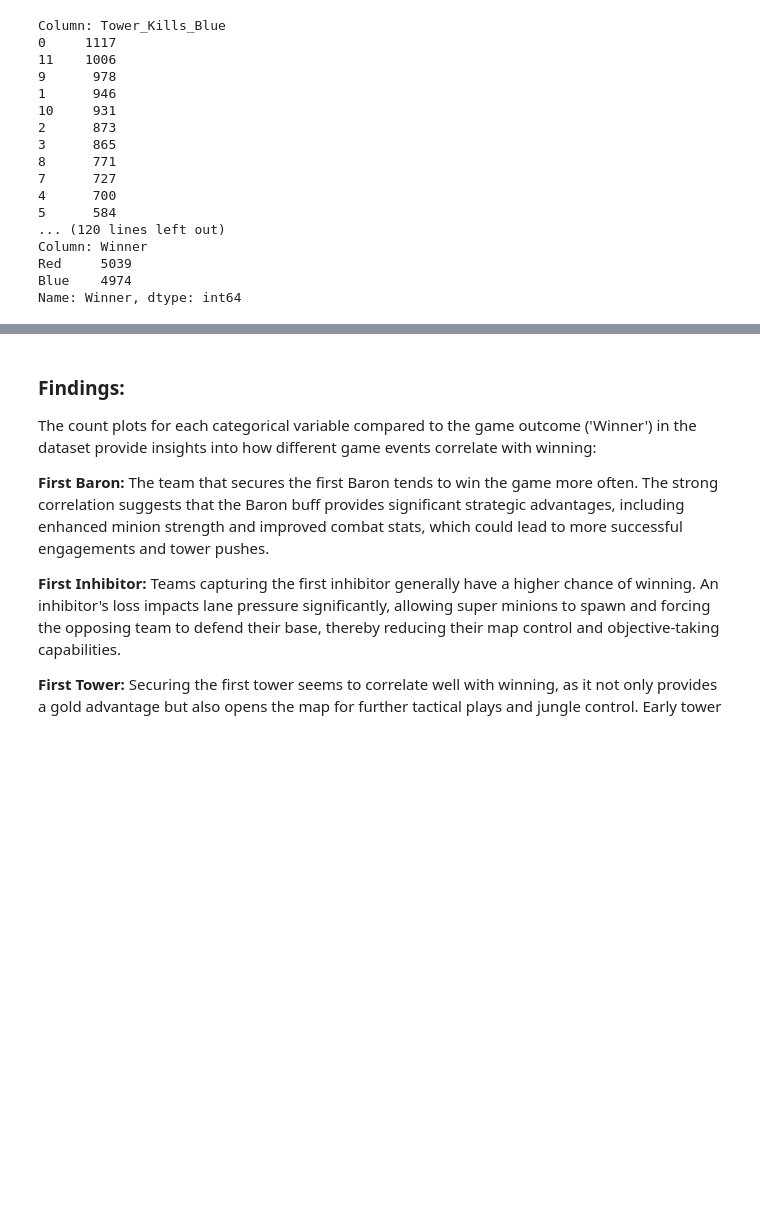
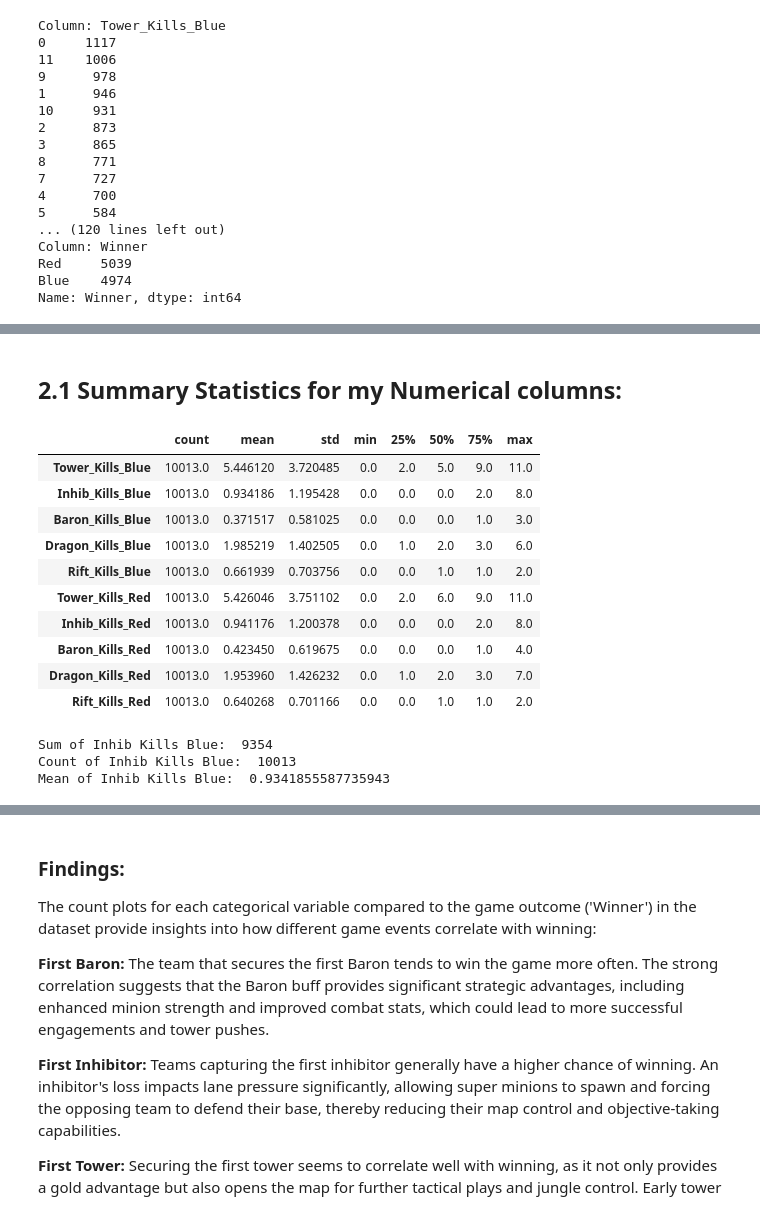
Before and after one commit to Lotus-baumgarner/Forever_Red_Vs_Blue, a Jupyter notebook: LeagueOfLegends.ipynb, the cells around one changed output, grey strips where cells are left out. Saved outputs shown, nothing was run; the diff lists cells and outputs as text; code cells hidden in the pictures; blank space fills up the shorter version.

```diff
--- a/LeagueOfLegends.ipynb
+++ b/LeagueOfLegends.ipynb
@@ -412,0 +310,39 @@ Effective control over significant objectives like Baron and Dragon is crucial.
+# %% [markdown]
+## 2.1 Summary Statistics for my Numerical columns:
+# %%
+# Calculated the summary statistics
+summary_stats = LeagueDF.describe().T  # Transpose for better readability
+
+summary_stats
+# %% [output]
+|  | count | mean | std | min | 25% | 50% | 75% | max |
+| Tower_Kills_Blue | 10013.0 | 5.446120 | 3.720485 | 0.0 | 2.0 | 5.0 | 9.0 | 11.0 |
+| Inhib_Kills_Blue | 10013.0 | 0.934186 | 1.195428 | 0.0 | 0.0 | 0.0 | 2.0 | 8.0 |
+| Baron_Kills_Blue | 10013.0 | 0.371517 | 0.581025 | 0.0 | 0.0 | 0.0 | 1.0 | 3.0 |
+| Dragon_Kills_Blue | 10013.0 | 1.985219 | 1.402505 | 0.0 | 1.0 | 2.0 | 3.0 | 6.0 |
+| Rift_Kills_Blue | 10013.0 | 0.661939 | 0.703756 | 0.0 | 0.0 | 1.0 | 1.0 | 2.0 |
+| Tower_Kills_Red | 10013.0 | 5.426046 | 3.751102 | 0.0 | 2.0 | 6.0 | 9.0 | 11.0 |
+| Inhib_Kills_Red | 10013.0 | 0.941176 | 1.200378 | 0.0 | 0.0 | 0.0 | 2.0 | 8.0 |
+| Baron_Kills_Red | 10013.0 | 0.423450 | 0.619675 | 0.0 | 0.0 | 0.0 | 1.0 | 4.0 |
+| Dragon_Kills_Red | 10013.0 | 1.953960 | 1.426232 | 0.0 | 1.0 | 2.0 | 3.0 | 7.0 |
+| Rift_Kills_Red | 10013.0 | 0.640268 | 0.701166 | 0.0 | 0.0 | 1.0 | 1.0 | 2.0 |
+# %%
+# Wrote out the "Long Hand" of calculating the mean for Inhib Kills Blue for a better understanding.
+# The actual Value Counts can be found in the Data Exploration section above.
+
+# Calculated the sum of Inhib_Kills_Blue
+sum_inhib_kills_blue = LeagueDF['Inhib_Kills_Blue'].sum()
+
+# Counted the number of values
+count_inhib_kills_blue = LeagueDF['Inhib_Kills_Blue'].count()
+
+# Calculated the mean
+mean_inhib_kills_blue = sum_inhib_kills_blue / count_inhib_kills_blue
+
+print('Sum of Inhib Kills Blue: ', sum_inhib_kills_blue)
+print('Count of Inhib Kills Blue: ', count_inhib_kills_blue)
+print('Mean of Inhib Kills Blue: ', mean_inhib_kills_blue)
+# %% [output]
+Sum of Inhib Kills Blue:  9354
+Count of Inhib Kills Blue:  10013
+Mean of Inhib Kills Blue:  0.9341855587735943
```
Also changed, not shown: parts of 33 cells of this notebook, 1 other file.
